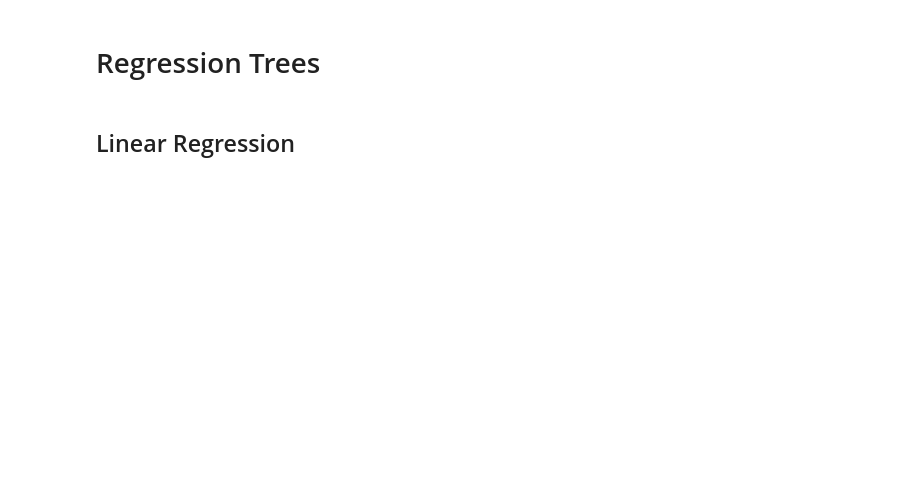
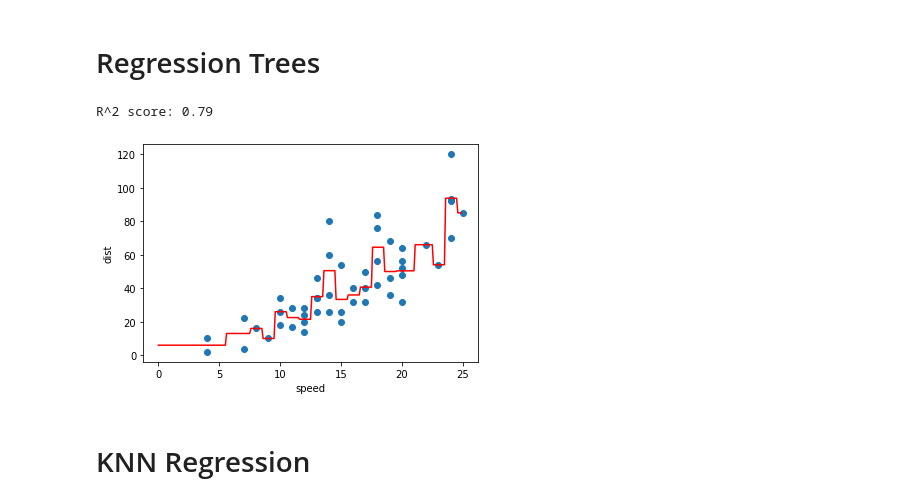
Before and after one commit to lutzhamel/CSC310, a Jupyter notebook: notes/16a-regression.ipynb, the cells around one changed output. Cells and saved outputs as stored; diff of their text form; code cells hidden in the pictures; blank space fills up the shorter version.

```diff
--- a/notes/16a-regression.ipynb
+++ b/notes/16a-regression.ipynb
@@ -16,4 +76,33 @@ except ModuleNotFoundError:
 # %% [markdown]
 # Regression Trees
+# %%
+%matplotlib inline
+import matplotlib.pyplot as plt
+import numpy as np
+import pandas
+
+# get our dataset
+cars_df = pandas.read_csv(notes_home+"assets/cars.csv")
+
+# pick model
+from sklearn.tree import DecisionTreeRegressor
+model = DecisionTreeRegressor(max_depth=None)
+model.fit(cars_df['speed'].values.reshape(-1,1),cars_df['dist'])
+
+# plot the model ontop of the data
+plt.scatter(cars_df['speed'],cars_df['dist'])
+plt.xlabel('speed')
+plt.ylabel('dist')
+
+x_ticks = np.arange(0,25.0,0.1)
+y_ticks = model.predict(x_ticks.reshape(-1, 1))
+plt.plot(x_ticks,y_ticks,"r-")
+
+# compute the R^2 score
+rs = model.score(cars_df['speed'].values.reshape(-1,1),cars_df['dist'])
+print("R^2 score: {:3.2f}".format(rs))
+# %% [output]
+R^2 score: 0.79
+[figure, added]
 # %% [markdown]
-## Linear Regression
+# KNN Regression
```
Also changed, not shown: parts of 24 cells of this notebook, 6 other files.
